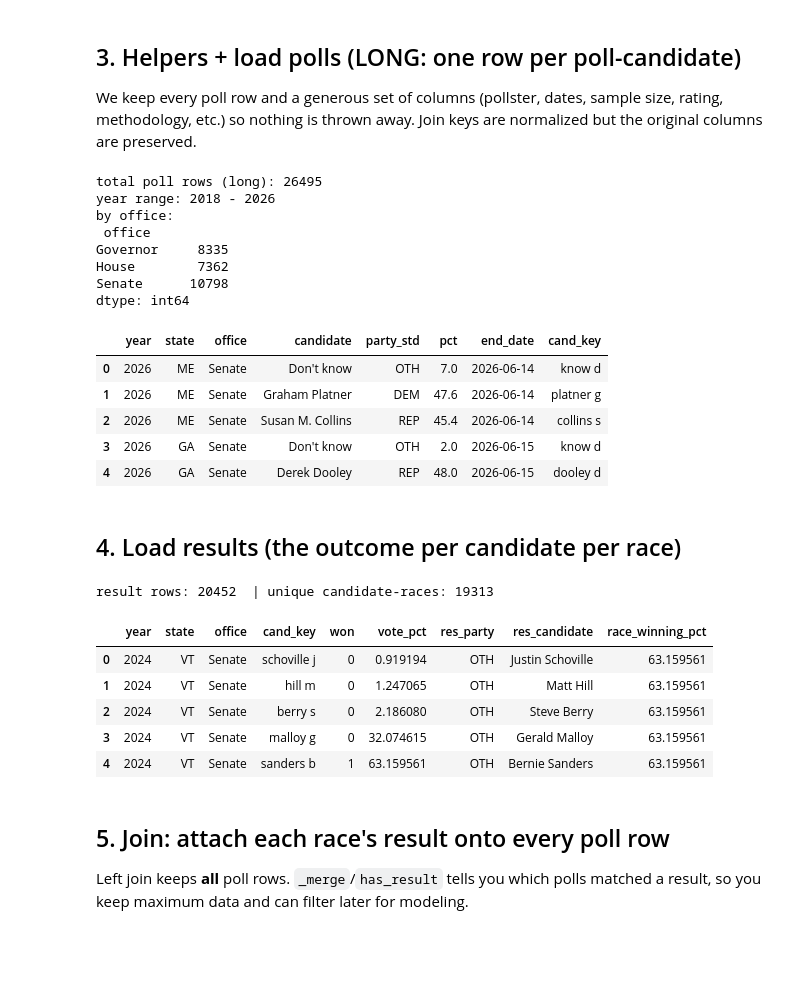
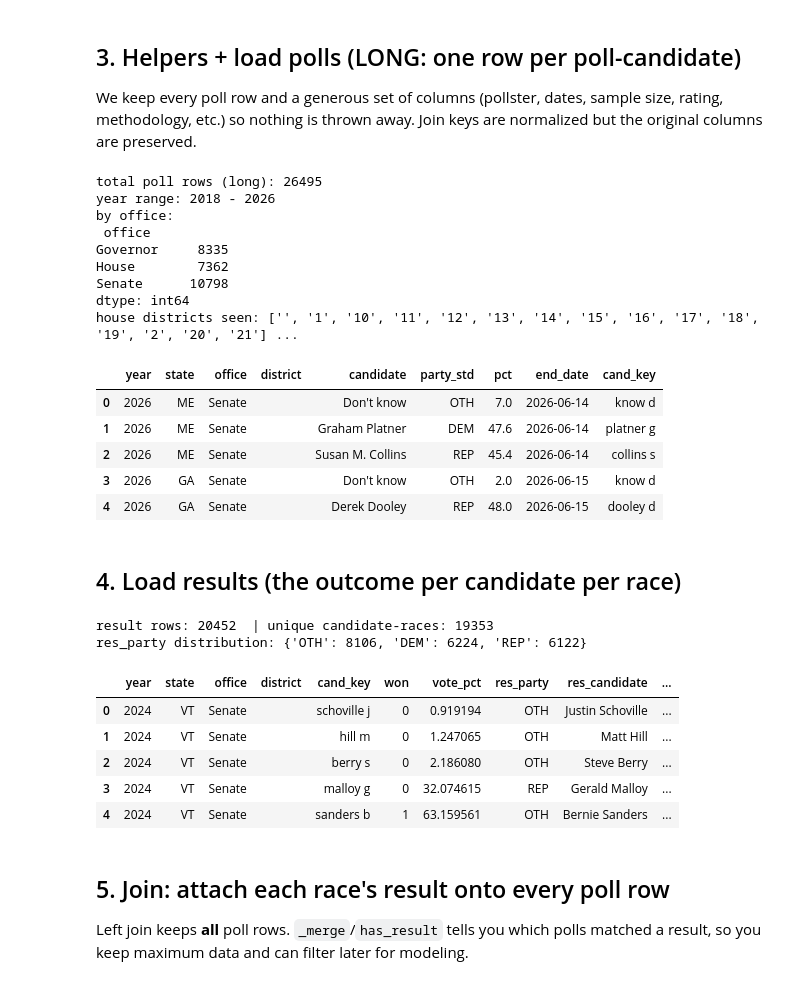
Before and after one commit to pjmerica/Polls-prediction-model, a Jupyter notebook: build_dataset.ipynb, the cells around one changed output. Cells and saved outputs as stored; diff of their text form; code cells hidden in the pictures; blank space fills up the shorter version.

```diff
--- a/build_dataset.ipynb
+++ b/build_dataset.ipynb
@@ -167,6 +167,18 @@ def to_abbr(s):
     if len(s) == 2:
         return s.upper()
     return STATE_ABBR.get(s, s)
+
+# Extract a House district number as a zero-padded-free string ('7', '12').
+# Polls give a numeric seat_number (6.0); results give office_seat_name ('District 7').
+# At-large / single-district states -> '0' (538 lean files use AK-1 etc; we map at-large to '1' at join time).
+def parse_district(val):
+    if pd.isna(val):
+        return None
+    s = str(val)
+    m = re.search(r'(\d+)', s)
+    if m:
+        return str(int(m.group(1)))
+    return None
 
 # Normalize a candidate name for joining: strip accents, lowercase -> 'lastname firstinitial'
 def norm_name(s):
@@ -209,6 +221,9 @@ def load_polls(paths, office):
             'pct':        pick(df, 'pct'),
             'end_date':   pick(df, 'end_date', 'enddate'),
         }
+        # capture district source column before renaming (House only)
+        seat_col = pick(df, 'seat_number', 'seat_name')
+
         # required columns must exist; skip the file with a clear note otherwise
         missing = [k for k, v in cols.items() if v is None]
         if missing:
@@ -231,6 +246,11 @@ def load_polls(paths, office):
         df['pct']      = pd.to_numeric(df['pct'], errors='coerce')
         df['end_date'] = pd.to_datetime(df['end_date'], errors='coerce', format='mixed')
         df['state']    = df['state'].map(to_abbr)          # full name -> abbrev, to match results
+        # district: only meaningful for House; Senate/Gov are statewide
+        if office == 'House' and seat_col is not None:
+            df['district'] = df[seat_col].map(parse_district)
+        else:
+            df['district'] = ''
         df['cand_key']  = df['candidate'].map(norm_name)
         df['party_std'] = df['poll_party'].map(norm_party)
         df = df.dropna(subset=['year', 'pct', 'cand_key'])
@@ -248,11 +268,13 @@ def load_polls(paths, office):
 
 polls = pd.concat([load_polls(poll_files[o], o) for o in OFFICES if poll_files.get(o)],
                   ignore_index=True)
+polls['district'] = polls['district'].fillna('')
 polls = polls[polls['year'] >= MIN_YEAR]
 print('total poll rows (long):', len(polls))
 print('year range:', polls['year'].min(), '-', polls['year'].max())
 print('by office:\n', polls.groupby('office').size())
-polls[['year','state','office','candidate','party_std','pct','end_date','cand_key']].head()
+print('house districts seen:', sorted(polls[polls.office=="House"]["district"].unique())[:15], '...')
+polls[['year','state','office','district','candidate','party_std','pct','end_date','cand_key']].head()
 # %% [output]
 total poll rows (long): 26495
 year range: 2018 - 2026
@@ -262,12 +284,13 @@ Governor     8335
 House        7362
 Senate      10798
 dtype: int64
+house districts seen: ['', '1', '10', '11', '12', '13', '14', '15', '16', '17', '18', '19', '2', '20', '21'] ...
-|  | year | state | office | candidate | party_std | pct | end_date | cand_key |
-| 0 | 2026 | ME | Senate | Don't know | OTH | 7.0 | 2026-06-14 | know d |
-| 1 | 2026 | ME | Senate | Graham Platner | DEM | 47.6 | 2026-06-14 | platner g |
-| 2 | 2026 | ME | Senate | Susan M. Collins | REP | 45.4 | 2026-06-14 | collins s |
-| 3 | 2026 | GA | Senate | Don't know | OTH | 2.0 | 2026-06-15 | know d |
-| 4 | 2026 | GA | Senate | Derek Dooley | REP | 48.0 | 2026-06-15 | dooley d |
+|  | year | state | office | district | candidate | party_std | pct | end_date | cand_key |
+| 0 | 2026 | ME | Senate |  | Don't know | OTH | 7.0 | 2026-06-14 | know d |
+| 1 | 2026 | ME | Senate |  | Graham Platner | DEM | 47.6 | 2026-06-14 | platner g |
+| 2 | 2026 | ME | Senate |  | Susan M. Collins | REP | 45.4 | 2026-06-14 | collins s |
+| 3 | 2026 | GA | Senate |  | Don't know | OTH | 2.0 | 2026-06-15 | know d |
+| 4 | 2026 | GA | Senate |  | Derek Dooley | REP | 48.0 | 2026-06-15 | dooley d |
 # %% [markdown]
 ## 4. Load results (the outcome per candidate per race)
 # %%
@@ -278,45 +301,51 @@ def load_results(path, office):
         df = df[df[sc].astype(str).str.lower().str.contains('general', na=False)]
     c_year  = pick(df, 'cycle', 'year')
     c_state = pick(df, 'state_abbrev', 'state')
     c_cand  = pick(df, 'candidate_name', 'candidate')
-    c_party = pick(df, 'party', 'ballot_party')
+    c_party = pick(df, 'ballot_party', 'party')   # NOTE: 'party' is all-null in these files; ballot_party holds DEM/REP
     c_pct   = pick(df, 'percent', 'pct')
     c_win   = pick(df, 'winner')
+    c_seat  = pick(df, 'office_seat_name', 'seat_name')
     out = pd.DataFrame({
         'year':      pd.to_numeric(df[c_year], errors='coerce'),
         'state':     df[c_state].map(to_abbr),          # standardize to abbrev (matches polls)
         'office':    office,
+        'district':  (df[c_seat].map(parse_district) if (office == 'House' and c_seat) else ''),
         'res_candidate': df[c_cand],
         'res_party':     df[c_party].map(norm_party),
         'vote_pct':      pd.to_numeric(df[c_pct], errors='coerce'),
         'won':           df[c_win],
     })
+    out['district'] = out['district'].fillna('')
     out['won'] = (out['won'].astype(str).str.lower()
                   .isin(['true','1','t','yes','y'])).astype(int)
     out['cand_key'] = out['res_candidate'].map(norm_name)
     out = out.dropna(subset=['year', 'cand_key'])
     out['year'] = out['year'].astype(int)
-    # winning vote share in each race (for race-level margin features later)
-    out['race_id'] = out['year'].astype(str)+'_'+out['state']+'_'+out['office']
+    # race_id includes district so each House district is its own race
+    out['race_id'] = (out['year'].astype(str) + '_' + out['state'] + '_'
+                      + out['office'] + out['district'].radd('-').where(out['district'] != '', ''))
     out['race_winning_pct'] = out.groupby('race_id')['vote_pct'].transform('max')
     return out
 
 results = pd.concat([load_results(result_files[o], o) for o in OFFICES if result_files.get(o)],
                     ignore_index=True)
 results = results[results['year'] >= MIN_YEAR]
-res_join = results[['year','state','office','cand_key',
+res_join = results[['year','state','office','district','cand_key',
                     'won','vote_pct','res_party','res_candidate','race_winning_pct']]\
-                  .drop_duplicates(['year','state','office','cand_key'])
+                  .drop_duplicates(['year','state','office','district','cand_key'])
 print('result rows:', len(results), ' | unique candidate-races:', len(res_join))
+print('res_party distribution:', results['res_party'].value_counts().to_dict())
 res_join.head()
 # %% [output]
-result rows: 20452  | unique candidate-races: 19313
+result rows: 20452  | unique candidate-races: 19353
+res_party distribution: {'OTH': 8106, 'DEM': 6224, 'REP': 6122}
-|  | year | state | office | cand_key | won | vote_pct | res_party | res_candidate | race_winning_pct |
-| 0 | 2024 | VT | Senate | schoville j | 0 | 0.919194 | OTH | Justin Schoville | 63.159561 |
-| 1 | 2024 | VT | Senate | hill m | 0 | 1.247065 | OTH | Matt Hill | 63.159561 |
-| 2 | 2024 | VT | Senate | berry s | 0 | 2.186080 | OTH | Steve Berry | 63.159561 |
-| 3 | 2024 | VT | Senate | malloy g | 0 | 32.074615 | OTH | Gerald Malloy | 63.159561 |
-| 4 | 2024 | VT | Senate | sanders b | 1 | 63.159561 | OTH | Bernie Sanders | 63.159561 |
+|  | year | state | office | district | cand_key | won | vote_pct | res_party | res_candidate | ... |
+| 0 | 2024 | VT | Senate |  | schoville j | 0 | 0.919194 | OTH | Justin Schoville | ... |
+| 1 | 2024 | VT | Senate |  | hill m | 0 | 1.247065 | OTH | Matt Hill | ... |
+| 2 | 2024 | VT | Senate |  | berry s | 0 | 2.186080 | OTH | Steve Berry | ... |
+| 3 | 2024 | VT | Senate |  | malloy g | 0 | 32.074615 | REP | Gerald Malloy | ... |
+| 4 | 2024 | VT | Senate |  | sanders b | 1 | 63.159561 | OTH | Bernie Sanders | ... |
 # %% [markdown]
 ## 5. Join: attach each race's result onto every poll row
 
```
Also changed, not shown: parts of 2 cells of this notebook, 1 other file.
